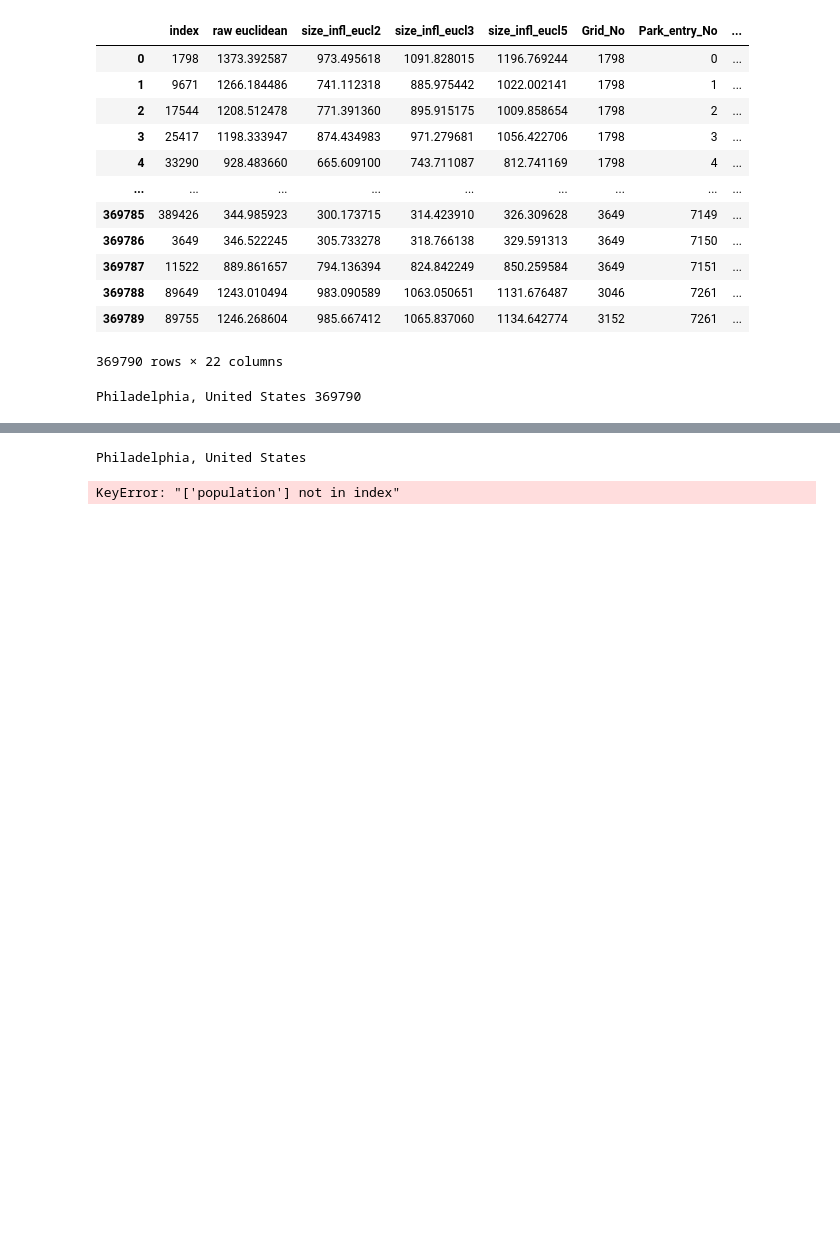
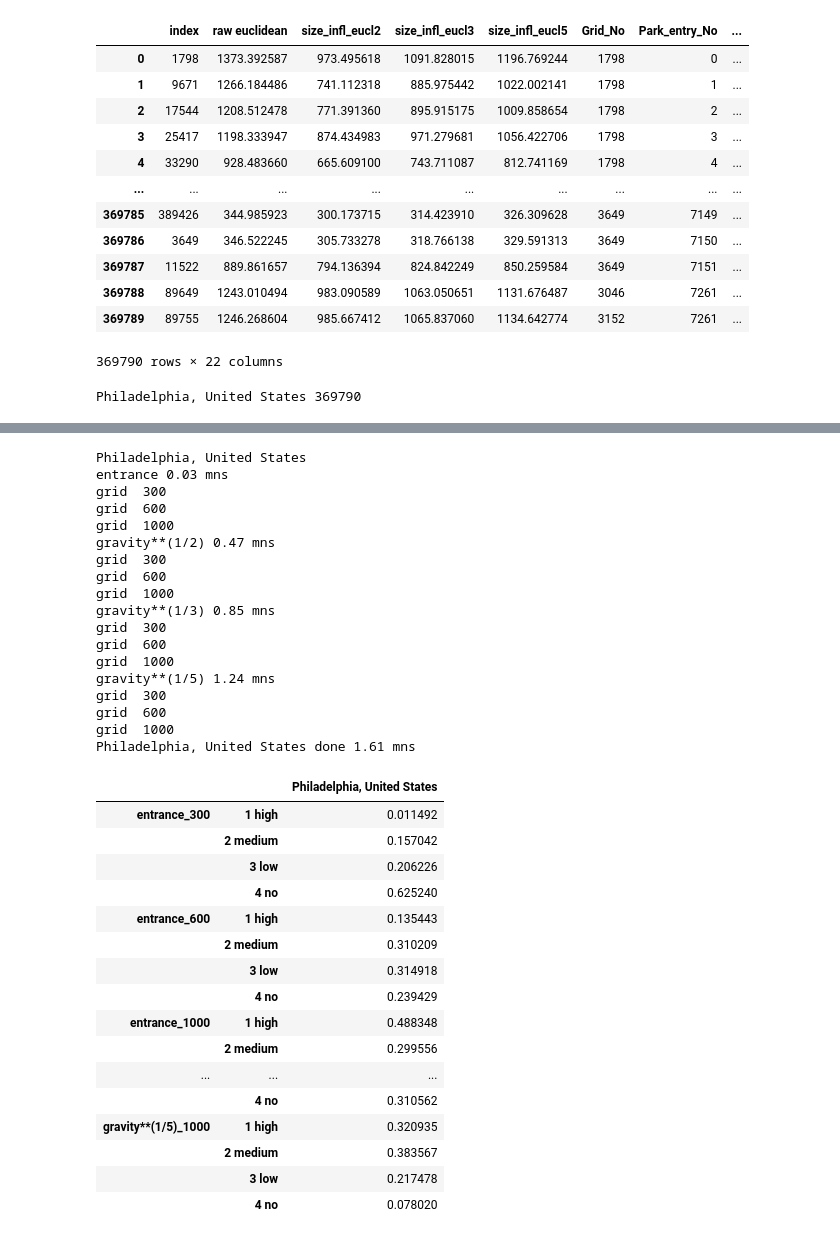
Before and after one commit to Bart-Breekveldt/Urban_Greenspace_Accessibility, a Jupyter notebook: Local Multiple Gravity Model.ipynb, the cells around one changed output, grey strips where cells are left out. Saved outputs shown, nothing was run; the diff lists cells and outputs as text; code cells hidden in the pictures; blank space fills up the shorter version.

```diff
--- a/Local Multiple Gravity Model.ipynb
+++ b/Local Multiple Gravity Model.ipynb
@@ -707,7 +689,7 @@ for n in range(len(cities)):
         locals()[str1] = locals()[str1].loc[:, ~locals()[str1].columns.isin(l2)]
 
         # Get grid information
-        locals()[str1] = pd.merge(locals()[str1], grids[n][['population','geometry']],
+        locals()[str1] = pd.merge(locals()[str1], grids[n][['PoP2015_Number','geometry']],
                                 left_on = 'Grid_No', right_index = True, how = 'outer')
         locals()[str1] = locals()[str1].reset_index()
 
@@ -731,10 +713,10 @@ for n in range(len(cities)):
             #Only get routes within the threshold given (it loops over every threshold) and calculate the scores
             thold = locals()[str1][locals()[str1][l1[i] + '_total_cost'] <= t]
             thold[score] = t - thold[l1[i] + '_total_cost']
-            thold['pop' + score] = thold[score] * thold['population']
+            thold['pop' + score] = thold[score] * thold['PoP2015_Number']
             thold[adj_score] = thold[score] * ((math.pi*600**2) / (math.pi*t**2)) / (600/t)
             thold['walk_area_ha' + str2] = locals()[str1]['walk_area_m2'] /10000
-            thold['walkha_person' + str2] = thold['population'] / thold['walk_area_ha' + str2]
+            thold['walkha_person' + str2] = thold['PoP2015_Number'] / thold['walk_area_ha' + str2]
 
             # Join the gridpark information from before.
             locals()[str1] = locals()[str1].join(thold[[score,'pop' + score,adj_score,'walk_area_ha' + str2, 'walkha_person' + str2]])
@@ -767,26 +749,26 @@ for n in range(len(cities)):
             gs[adj_score]>= t/2), (gs[adj_score] < t/2) & (gs[adj_score]> 0), gs[adj_score] <= 0],
                   ['1 high','2 medium','3 low','4 no'])
 
-            gs = gs.join(grids[n]['population'], how = 'outer')
+            gs = gs.join(grids[n]['PoP2015_Number'], how = 'outer')
             grdsc = pd.concat([grdsc, gs], axis = 1)
 
             gs = gpd.GeoDataFrame(gs, geometry = score + '_routes', crs = 4326)
 
-            if not os.path.exists('D:Dumps/Scores output WP-OSM/'+str(grid_block_size)+'m grids/Grid_lines/'):
-                os.makedirs('D:Dumps/Scores output WP-OSM/'+str(grid_block_size)+'m grids/Grid_lines/')
+            if not os.path.exists('D:Dumps/Scores output/Grid_lines'):
+                os.makedirs('D:Dumps/Scores output/Grid_lines')
 
-            gs.to_file('D:Dumps/Scores output WP-OSM/'+str(grid_block_size)+'m grids/Grid_lines/gridscore_'+ l1[i] + '_' + str2 + '_' + cities[n] + '.shp')
+            gs.to_file('D:Dumps/Scores output/Grid_lines/gridscore_'+ l1[i] + '_' + str2 + '_' + cities[n] + '.shp')
 
             gsc = gs.loc[:,~gs.columns.isin([score + '_routes'])]
             gridsc = pd.concat([gridsc, gsc])
 
             # Group according to the categories just created and sum the populations living in those grids
             popgacc = pd.DataFrame()
-            popgacc[m1[i]+'_'+str(t)] = gs.groupby(score+'_access')['population'].sum()
+            popgacc[m1[i]+'_'+str(t)] = gs.groupby(score+'_access')['PoP2015_Number'].sum()
             popgrid_access = pd.concat([popgrid_access, popgacc],axis=1)
 
             adj_popgacc = pd.DataFrame()
-            adj_popgacc[m1[i]+'_'+str(t)] = gs.groupby(score+'_adj_access')['population'].sum()
+            adj_popgacc[m1[i]+'_'+str(t)] = gs.groupby(score+'_adj_access')['PoP2015_Number'].sum()
             adj_popgrid_access = pd.concat([adj_popgrid_access, adj_popgacc],axis=1)
             print('grid ',t)
 
@@ -795,43 +777,76 @@ for n in range(len(cities)):
         gridsc = gridsc.join(grids[n]['geometry'])
         gridsc = gpd.GeoDataFrame(gridsc, geometry = 'geometry', crs = 4326)
 
-        if not os.path.exists('D:Dumps/Scores output WP-OSM/'+str(grid_block_size)+'m grids/Grid_geoms/'):
-            os.makedirs('D:Dumps/Scores output WP-OSM/'+str(grid_block_size)+'m grids/Grid_geoms/')
+        if not os.path.exists('D:Dumps/Scores output/Grid_geoms/'):
+            os.makedirs('D:Dumps/Scores output/Grid_geoms/')
 
-        gridsc.to_file('D:Dumps/Scores output WP-OSM/'+str(grid_block_size)+'m grids/Grid_geoms/gridscore_'+ l1[i] + '_' + cities[n] + '.shp')
+        gridsc.to_file('D:Dumps/Scores output/Grid_geoms/gridscore_'+ l1[i] + '_' + cities[n] + '.shp')
 
         # Detailed scores to files number of cities * ways to measure = number of files.
         # Different threshold-scores are in the same dataframe
         gridsc = gridsc.loc[:, gridsc.columns!='geometry']
 
-        if not os.path.exists('D:Dumps/Scores output WP-OSM/'+str(grid_block_size)+'m grids/Grid_csv/'):
-            os.makedirs('D:Dumps/Scores output WP-OSM/'+str(grid_block_size)+'m grids/Grid_csv/')
+        if not os.path.exists('D:Dumps/Scores output/Grid_csv/'):
+            os.makedirs('D:Dumps/Scores output/Grid_csv/')
 
-        gridsc.to_csv('D:/Dumps/Scores output WP-OSM/'+str(grid_block_size)+'m grids/Grid_csv/gridscore_'+ l1[i] + '_' + cities[n] + '.csv')
+        gridsc.to_csv('D:/Dumps/Scores output/Grid_csv/gridscore_'+ l1[i] + '_' + cities[n] + '.csv')
         gridparks.append(locals()[str1])
 
     grid_scores.append(grid_score)
 
     # For each city, divide the population access by group by the total to get its share.
     popgrid_access = popgrid_access / popgrid_access.sum()
     popgrid_access = pd.DataFrame(popgrid_access.unstack())
     popg_acc = pd.concat([popg_acc, popgrid_access], axis = 1)
 
     adj_popgrid_access = adj_popgrid_access / adj_popgrid_access.sum()
     adj_popgrid_access = pd.DataFrame(adj_popgrid_access.unstack())
     adj_popg_acc = pd.concat([adj_popg_acc, adj_popgrid_access], axis = 1)
 
     print(cities[n],'done', round((time.time() - start_time) / 60,2), 'mns')
 popg_acc.columns = cities
 adj_popg_acc.columns = cities
 
-popg_acc.to_csv('D:/Dumps/Scores output WP-OSM/'+str(grid_block_size)+'m grids/popgrid_access.csv')
-adj_popg_acc.to_csv('D:/Dumps/Scores output WP-OSM/'+str(grid_block_size)+'m grids/radius-euclidean adjusted popgrid access.csv')
+popg_acc.to_csv('D:/Dumps/Scores output/popgrid_access.csv')
+adj_popg_acc.to_csv('D:/Dumps/Scores output/radius-euclidean adjusted popgrid access.csv')
 
 popg_acc
 # %% [output]
 Philadelphia, United States
+entrance 0.03 mns
+grid  300
+grid  600
+grid  1000
+gravity**(1/2) 0.47 mns
+grid  300
+grid  600
+grid  1000
+gravity**(1/3) 0.85 mns
+grid  300
+grid  600
+grid  1000
+gravity**(1/5) 1.24 mns
+grid  300
+grid  600
+grid  1000
+Philadelphia, United States done 1.61 mns
-KeyError: "['population'] not in index"
+|  |  | Philadelphia, United States |
+| entrance_300 | 1 high | 0.011492 |
+|  | 2 medium | 0.157042 |
+|  | 3 low | 0.206226 |
+|  | 4 no | 0.625240 |
+| entrance_600 | 1 high | 0.135443 |
+|  | 2 medium | 0.310209 |
+|  | 3 low | 0.314918 |
+|  | 4 no | 0.239429 |
+| entrance_1000 | 1 high | 0.488348 |
+|  | 2 medium | 0.299556 |
+| ... | ... | ... |
+|  | 4 no | 0.310562 |
+| gravity**(1/5)_1000 | 1 high | 0.320935 |
+|  | 2 medium | 0.383567 |
+|  | 3 low | 0.217478 |
+|  | 4 no | 0.078020 |
 # %%
 # Block 9 calculte park scores from previously determined best grid-park routes.
 
```
Also changed, not shown: parts of 8 cells of this notebook.
